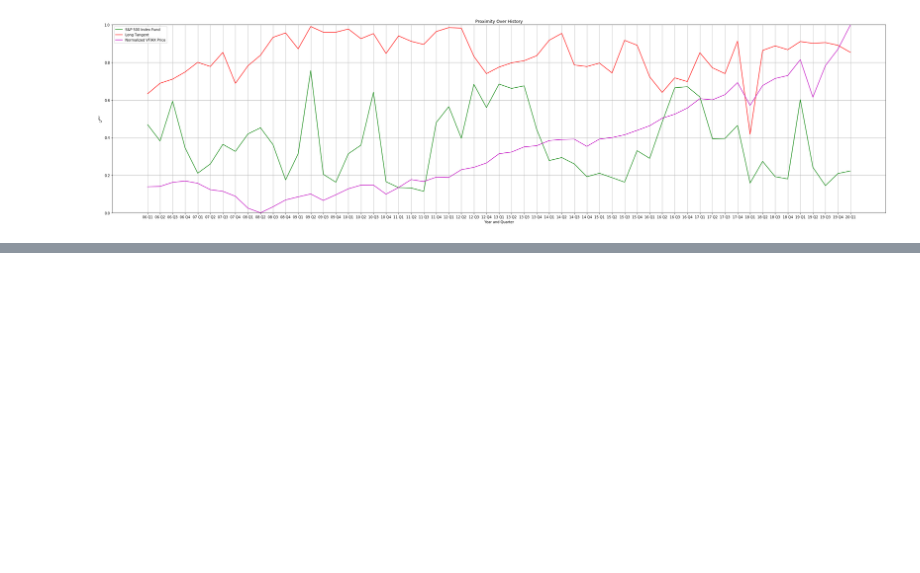
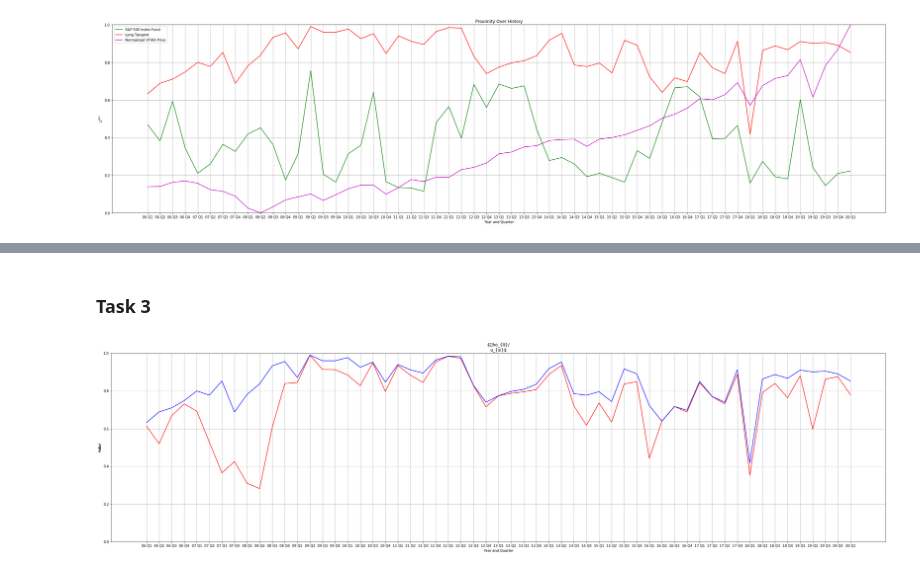
Before and after one commit to kwch3693/AMSC-Project-2, a Jupyter notebook: Project.ipynb, the cells around one changed output, grey strips where cells are left out. Drawn from its saved outputs; the diff is of its cells as text; code cells hidden in the pictures; blank space fills up the shorter version.

```diff
--- a/Project.ipynb
+++ b/Project.ipynb
@@ -540,0 +541,31 @@ plt.show()
+# %% [markdown]
+### Task 3
+# %%
+rho_over_nu = []
+for rolling_index, (period_start, period_end) in enumerate(rolling_quarter_yearly[:57]):
+
+    cur_year_and_quarter = period_start[:4] + ' Q' + str((rolling_index % 4) + 1)
+    f_st, sigma_st, mu_st, nu_st = tangent_allocations['Safe'][cur_year_and_quarter]
+
+    f_lt, sigma_lt, mu_lt, nu_lt = tangent_allocations['Long'][cur_year_and_quarter]
+
+    m, V = groupABC.get_mean_and_variance(period_start, period_end)
+
+    if mu_si[cur_year_and_quarter] < max(m):
+        rho_over_nu.append(((mu_lt - mu_si[cur_year_and_quarter])/sigma_lt)/(nu_st))
+
+    else:
+        rho_over_nu.append(0)
+
+
+plt.figure(figsize=(40,10))
+plt.plot(rolling_quarter_index, rho_over_nu, 'r')
+plt.plot(rolling_quarter_index, lt_prx, 'b')
+plt.title('$\rho_{lt}/\nu_{si}$')
+plt.ylabel('Value')
+plt.xlabel('Year and Quarter')
+plt.grid()
+plt.ylim((0,1))
+plt.show()
+# %% [output]
+[figure, added]
```
Also changed, not shown: parts of 12 cells of this notebook.
